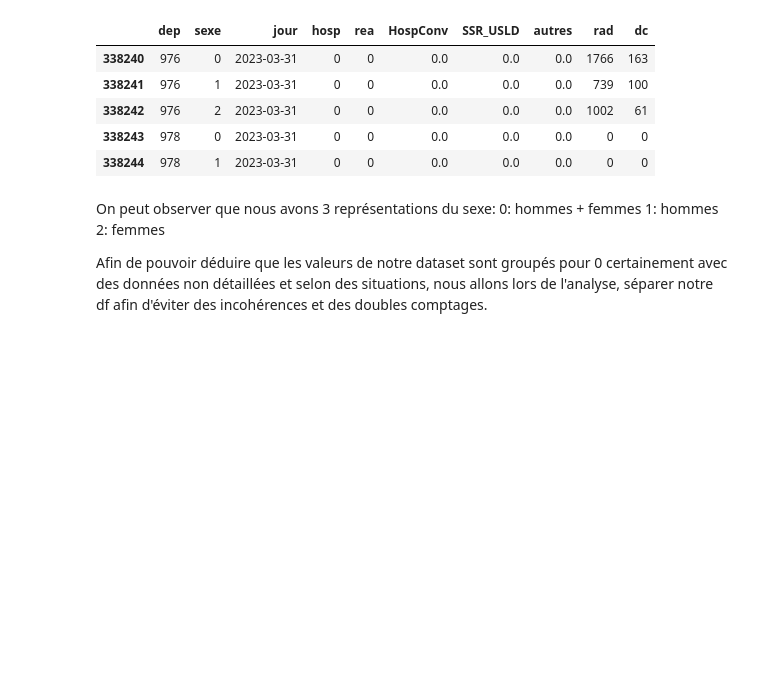
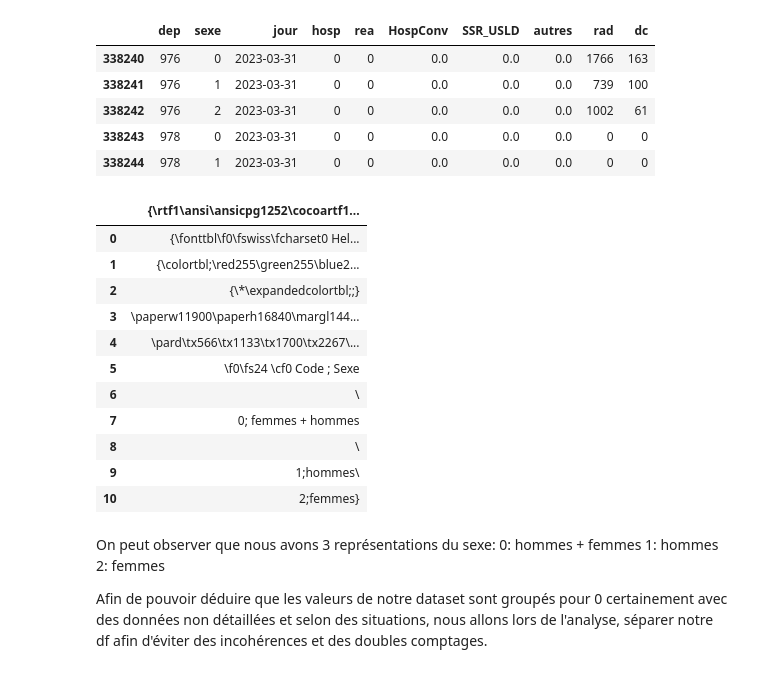
Before and after one commit to Audrey-Djomi/dashboard-sante-publique-france, a Jupyter notebook: notebooks/01_exploration.ipynb, the cells around one changed output. Saved outputs shown, nothing was run; the diff lists cells and outputs as text; code cells hidden in the pictures; blank space fills up the shorter version.

```diff
--- a/notebooks/01_exploration.ipynb
+++ b/notebooks/01_exploration.ipynb
@@ -33,6 +33,22 @@ df.tail(5)
 | 338242 | 976 | 2 | 2023-03-31 | 0 | 0 | 0.0 | 0.0 | 0.0 | 1002 | 61 |
 | 338243 | 978 | 0 | 2023-03-31 | 0 | 0 | 0.0 | 0.0 | 0.0 | 0 | 0 |
 | 338244 | 978 | 1 | 2023-03-31 | 0 | 0 | 0.0 | 0.0 | 0.0 | 0 | 0 |
+# %%
+df_meta_sex = pd.read_csv("../data/metadonnees-sexe.csv")
+display (df_meta_sex)
+# %% [output]
+|  | {\rtf1\ansi\ansicpg1252\cocoartf1... |
+| 0 | {\fonttbl\f0\fswiss\fcharset0 Hel... |
+| 1 | {\colortbl;\red255\green255\blue2... |
+| 2 | {\*\expandedcolortbl;;} |
+| 3 | \paperw11900\paperh16840\margl144... |
+| 4 | \pard\tx566\tx1133\tx1700\tx2267\... |
+| 5 | \f0\fs24 \cf0 Code ; Sexe |
+| 6 | \ |
+| 7 | 0; femmes + hommes |
+| 8 | \ |
+| 9 | 1;hommes\ |
+| 10 | 2;femmes} |
 # %% [markdown]
 On peut observer que nous avons 3 représentations du sexe:
 0: hommes + femmes
```
Also changed, not shown: 3 other files.
